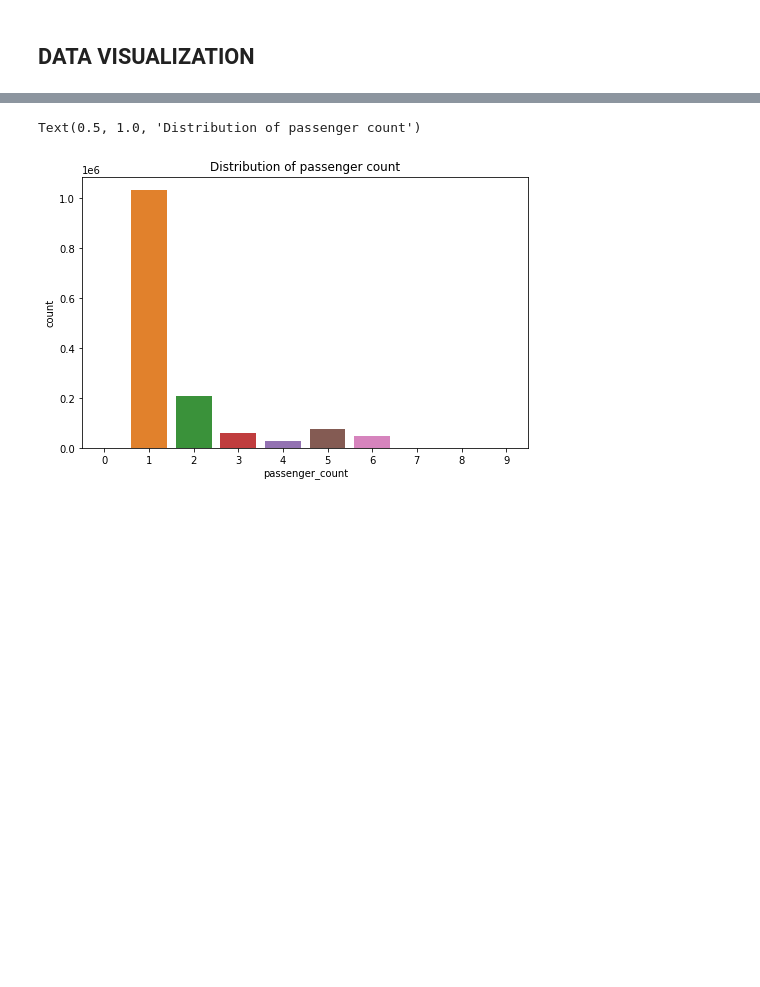
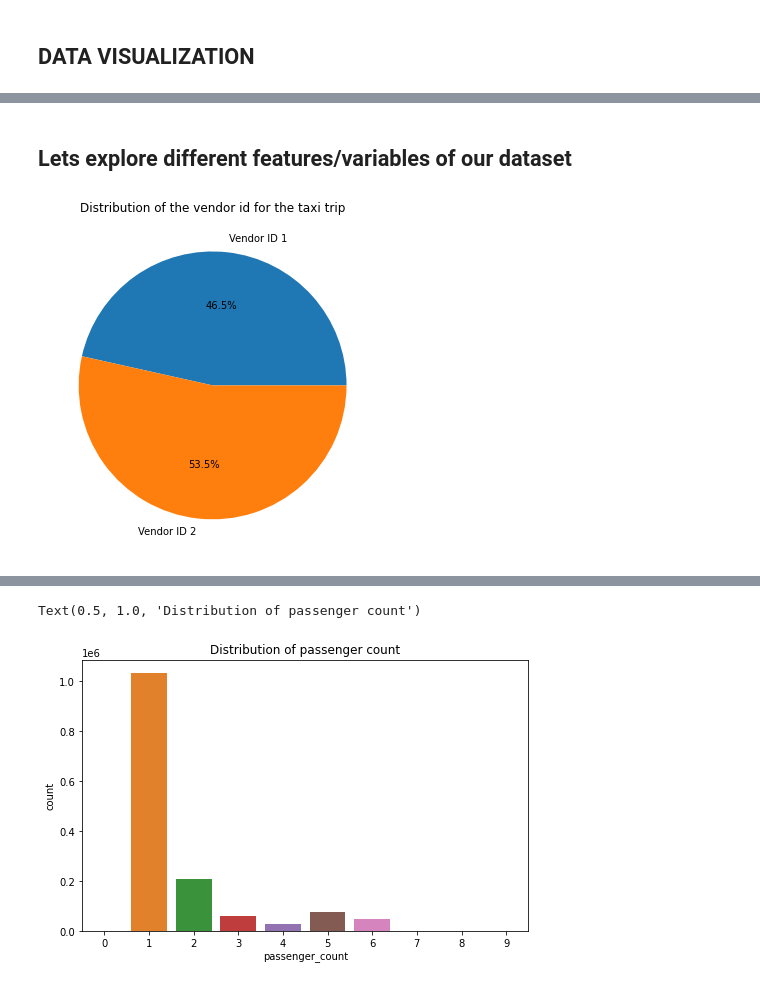
Before and after one commit to Jahnavi-Jaolekar/NYC-Taxi-time-prediction, a Jupyter notebook: NYC_taxi_trip_time_prediction.ipynb, the cells around one changed output, grey strips where cells are left out. Cells and saved outputs as stored; diff of their text form; code cells hidden in the pictures; blank space fills up the shorter version.

```diff
--- a/NYC_taxi_trip_time_prediction.ipynb
+++ b/NYC_taxi_trip_time_prediction.ipynb
@@ -83,0 +169,4 @@ taxi_df.head()
+# %%
+# Creating pickup and dropoff weekdays
+taxi_df['pickup_weekday'] = taxi_df['pickup_datetime'].dt.weekday
+taxi_df['dropoff_weekday'] = taxi_df['dropoff_datetime'].dt.weekday
@@ -83,0 +177,8 @@ taxi_df.head()
+# %%
+# Creating pickup and dropoff minutes
+taxi_df['pickup_minute'] = taxi_df['pickup_datetime'].dt.minute
+taxi_df['dropoff_minute'] = taxi_df['dropoff_datetime'].dt.minute
+# %%
+# Creating pickup and dropoff day
+taxi_df['pickup_day'] = taxi_df['pickup_datetime'].dt.day
+taxi_df['dropoff_day'] = taxi_df['dropoff_datetime'].dt.day
@@ -83,0 +202,3 @@ taxi_df.head()
+# %%
+# Creating speed column (km/hr)
+taxi_df['Speed']= (taxi_df.distance/(taxi_df.trip_duration/3600))
@@ -88,0 +219,18 @@ sns.countplot(x='vendor_id',data=taxi_df)
+# %% [markdown]
+## Lets explore different features/variables of our dataset
+# %%
+# Distribution of the vendor id for the taxi trip
+(taxi_df['vendor_id'].value_counts() / taxi_df['vendor_id'].count()) * 100
+
+# Percentage For Vendor_id Column
+v1_pctg = abs(len(taxi_df[taxi_df['vendor_id'] == 1])/len(taxi_df)*100)
+v2_pctg = abs(len(taxi_df[taxi_df['vendor_id'] == 2])/len(taxi_df)*100)
+total_pctg = [v1_pctg, v2_pctg]
+
+# Creating a pie chart
+plt.figure(figsize = (6,8))
+plt.pie(total_pctg, labels = ['Vendor ID 1','Vendor ID 2'], autopct = '%.1f%%')
+plt.title('Distribution of the vendor id for the taxi trip')
+plt.show()
+# %% [output]
+[figure, added]
```
Also changed, not shown: parts of 103 cells of this notebook.
